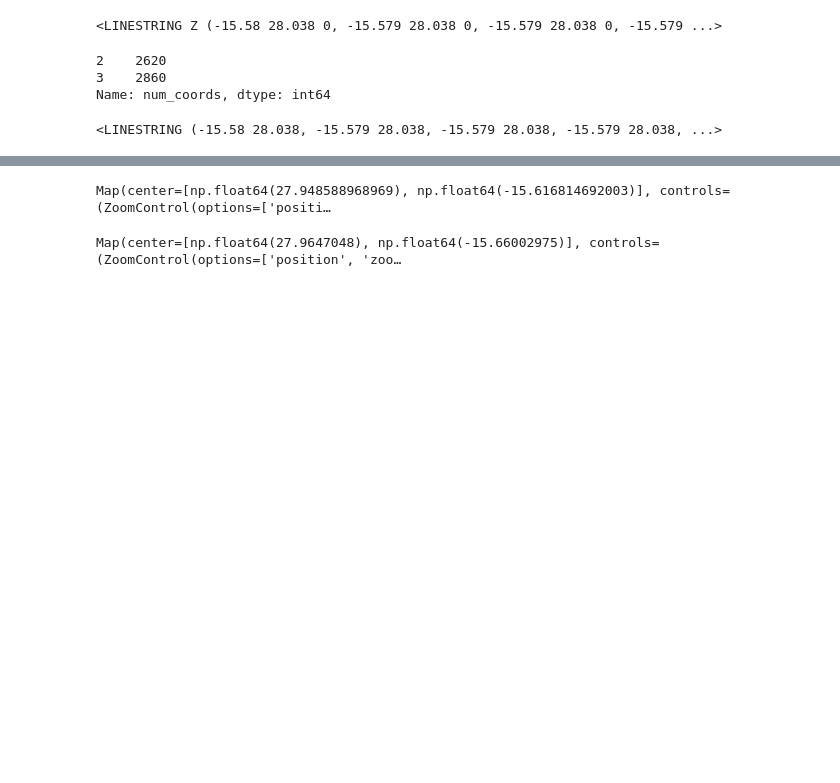
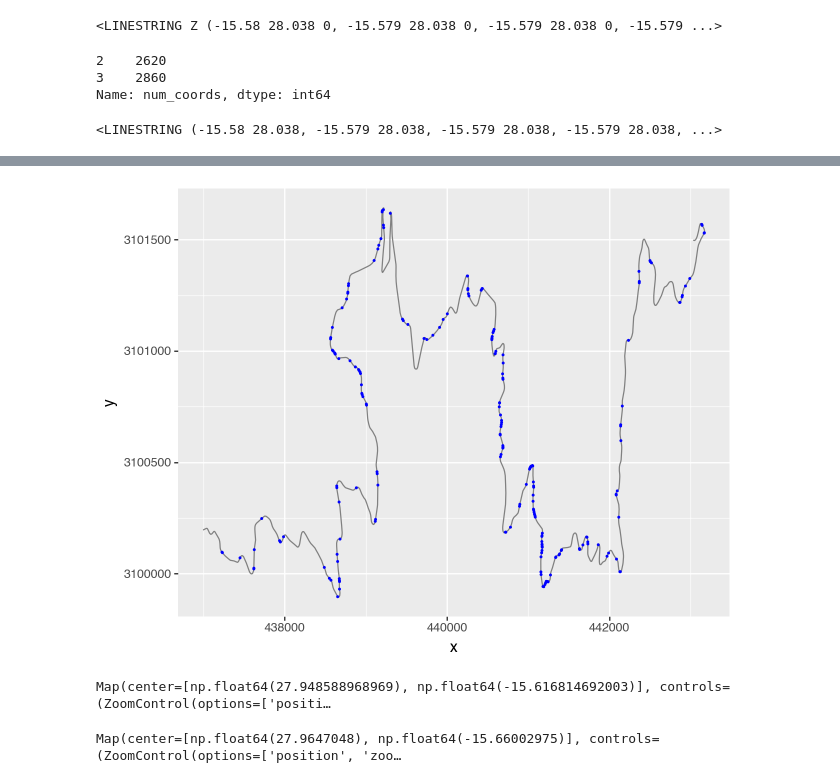
Before and after one commit to RallyDataJunkie/wrc-shinylive-geo, a Jupyter notebook: src/shinyapp/.route_smoothing.ipynb, the cells around one changed output, grey strips where cells are left out. Drawn from its saved outputs; the diff is of its cells as text; code cells hidden in the pictures; blank space fills up the shorter version.

```diff
--- a/src/shinyapp/.route_smoothing.ipynb
+++ b/src/shinyapp/.route_smoothing.ipynb
@@ -721,3 +869,8 @@ extract_route_step_data(geostages_enhanced, route_id_col="name")
+# %%
+(g+geom_point( size=0.2, color='blue',
+             data=gdf_[gdf_["dirChange2"]]) )
+# %% [output]
+[figure, added]
 # %%
 wrc.GeoTools.simple_stage_map(geostages)
 # %% [output]
```
Also changed, not shown: parts of 6 cells of this notebook, 1 other file.
